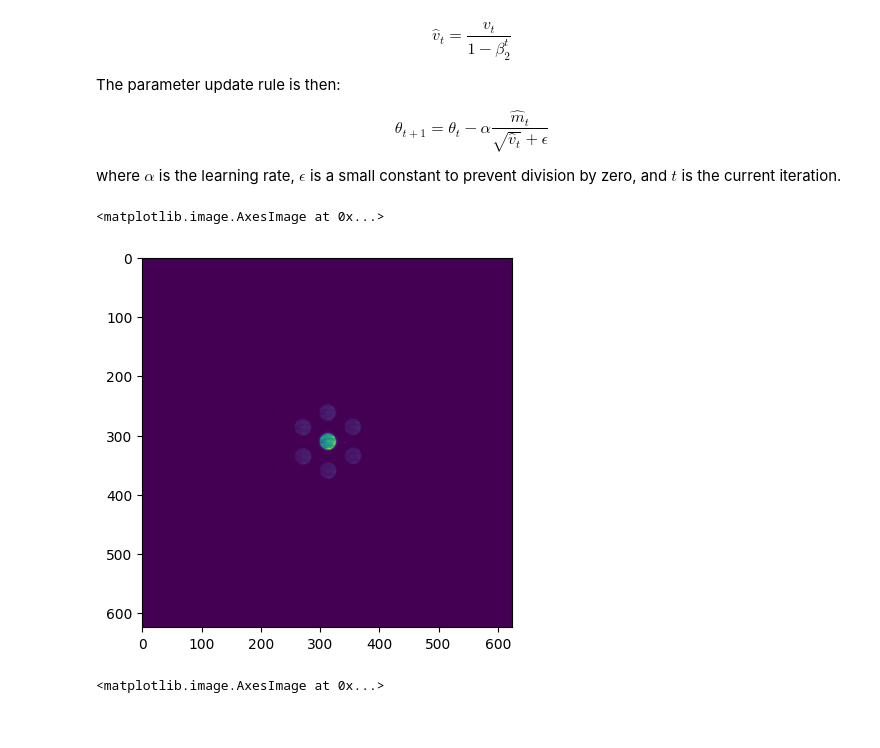
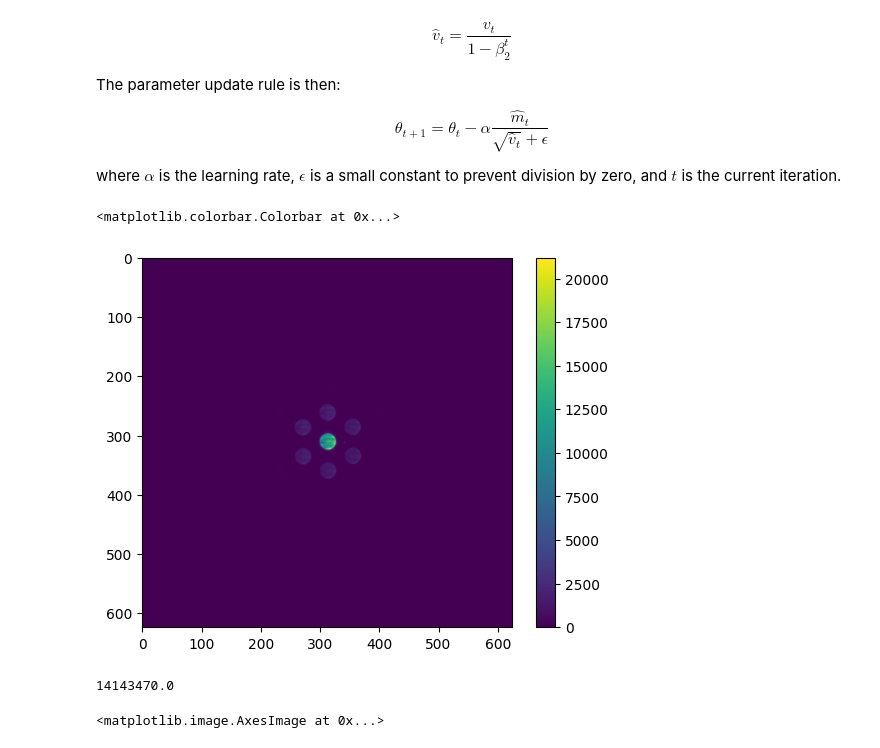
Before and after one commit to Astroxzh/CI-Project, a Jupyter notebook: Project_Ptychography.ipynb, the cells around one changed output. Saved outputs shown, nothing was run; the diff lists cells and outputs as text; code cells hidden in the pictures.

```diff
--- a/Project_Ptychography.ipynb
+++ b/Project_Ptychography.ipynb
@@ -268,7 +268,7 @@ def adam_optimization(init_obj: jnp.ndarray, measured: jnp.ndarray, background:
 def data_read(filepath=r'Papercode\cxi_files\e17965_1_00677.cxi'):
     with h5py.File(filepath, 'r') as f:
         data = f['entry_1/data_1/data'][:]
-        data = jnp.sum(data,axis=0)
+        data = jnp.mean(data,axis=0)
     return data
 # %%
 data = data_read()
@@ -288,9 +288,14 @@ initial_obj_guess = real_part + 1j * imag_part
 obj = jnp.copy(initial_obj_guess)
 # %%
 plt.imshow(data)
+plt.colorbar()
 # %% [output]
-<matplotlib.image.AxesImage at 0x...>
+<matplotlib.colorbar.Colorbar at 0x...>
-[figure, old version]
+[figure, new version]
+# %%
+print(jnp.sum(jnp.abs(data)))
+# %% [output]
+14143470.0
 # %%
 plt.imshow(bcg)
 # %% [output]
```
